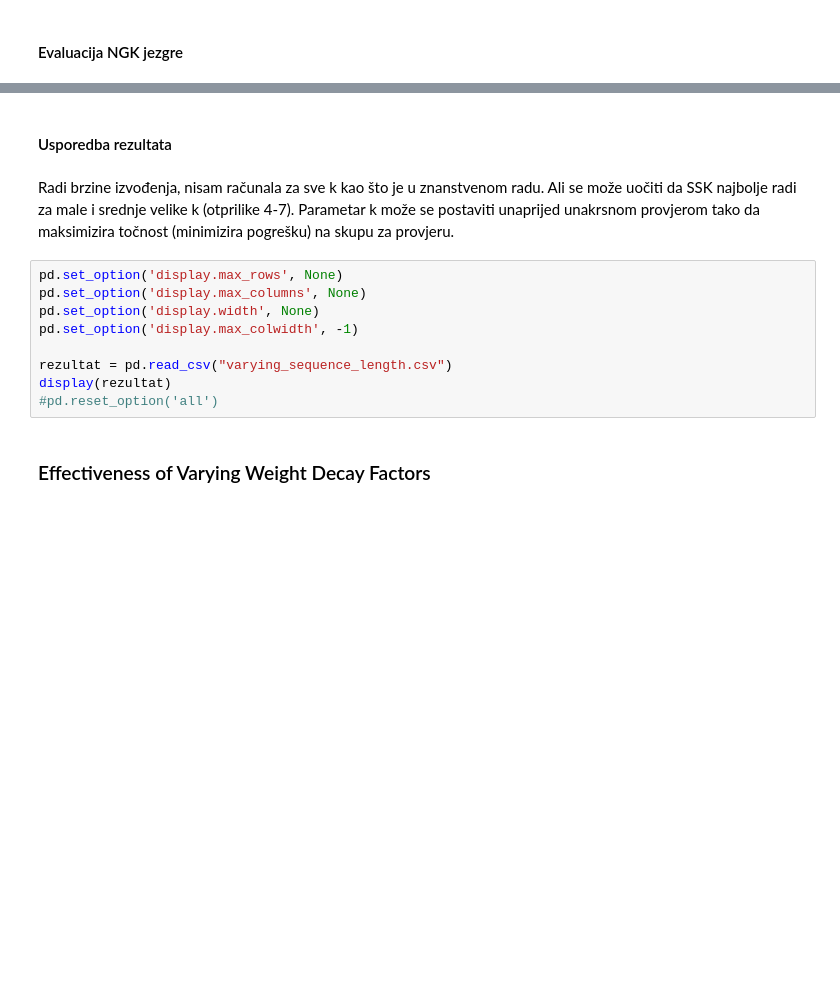
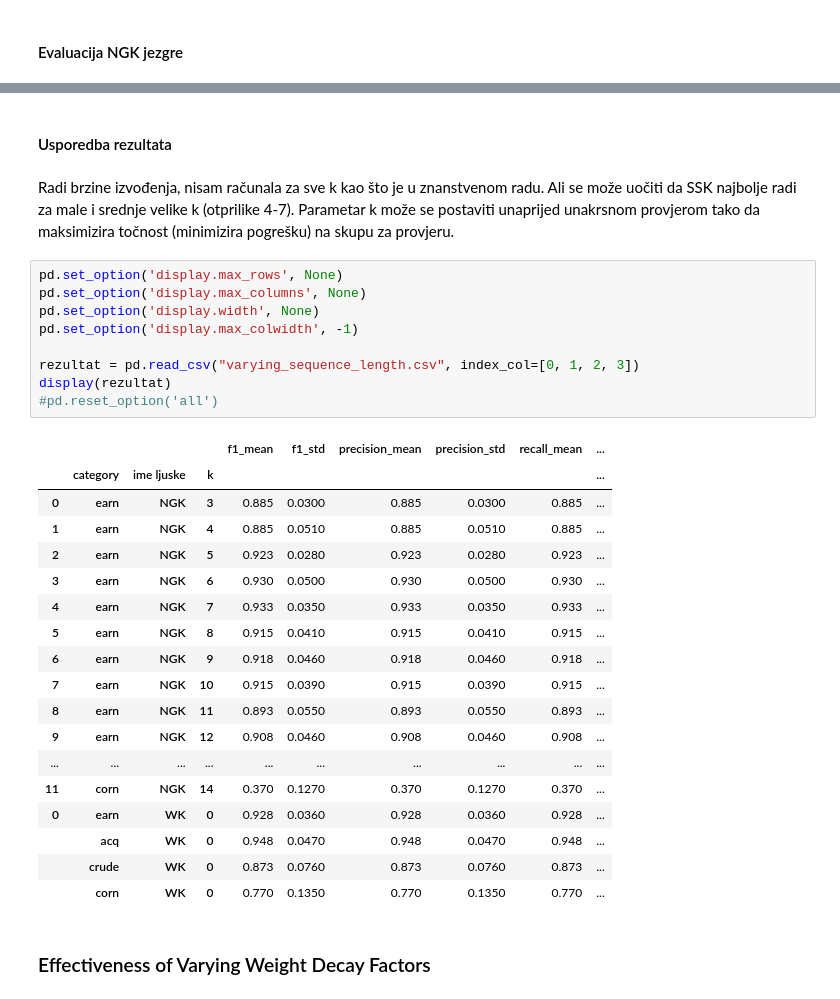
Before and after one commit to majajuric/UUZOP-Text-Classification-using-String-Kernels, a Jupyter notebook: Replikacija rezultata.ipynb, the cells around one changed output, grey strips where cells are left out. Drawn from its saved outputs; the diff is of its cells as text; blank space fills up the shorter version.

```diff
--- a/Replikacija rezultata.ipynb
+++ b/Replikacija rezultata.ipynb
@@ -487,16 +548,35 @@ earn 3
-# %% [markdown]
-#### Usporedba rezultata
-# %% [markdown]
-Radi brzine izvođenja, nisam računala za sve k kao što je u znanstvenom radu. Ali se može uočiti da SSK najbolje radi za male i srednje velike k (otprilike 4-7). Parametar k može se postaviti unaprijed unakrsnom provjerom tako da maksimizira točnost (minimizira pogrešku) na skupu za provjeru.
-# %%
-pd.set_option('display.max_rows', None)
-pd.set_option('display.max_columns', None)
-pd.set_option('display.width', None)
-pd.set_option('display.max_colwidth', -1)
-
-rezultat = pd.read_csv("varying_sequence_length.csv")
-display(rezultat)
-#pd.reset_option('all')
+# %% [markdown]
+#### Usporedba rezultata
+# %% [markdown]
+Radi brzine izvođenja, nisam računala za sve k kao što je u znanstvenom radu. Ali se može uočiti da SSK najbolje radi za male i srednje velike k (otprilike 4-7). Parametar k može se postaviti unaprijed unakrsnom provjerom tako da maksimizira točnost (minimizira pogrešku) na skupu za provjeru.
+# %%
+pd.set_option('display.max_rows', None)
+pd.set_option('display.max_columns', None)
+pd.set_option('display.width', None)
+pd.set_option('display.max_colwidth', -1)
+
+rezultat = pd.read_csv("varying_sequence_length.csv", index_col=[0, 1, 2, 3])
+display(rezultat)
+#pd.reset_option('all')
+# %% [output]
+|  |  |  |  | f1_mean | f1_std | precision_mean | precision_std | recall_mean | ... |
+|  | category | ime ljuske | k |  |  |  |  |  | ... |
+| 0 | earn | NGK | 3 | 0.885 | 0.0300 | 0.885 | 0.0300 | 0.885 | ... |
+| 1 | earn | NGK | 4 | 0.885 | 0.0510 | 0.885 | 0.0510 | 0.885 | ... |
+| 2 | earn | NGK | 5 | 0.923 | 0.0280 | 0.923 | 0.0280 | 0.923 | ... |
+| 3 | earn | NGK | 6 | 0.930 | 0.0500 | 0.930 | 0.0500 | 0.930 | ... |
+| 4 | earn | NGK | 7 | 0.933 | 0.0350 | 0.933 | 0.0350 | 0.933 | ... |
+| 5 | earn | NGK | 8 | 0.915 | 0.0410 | 0.915 | 0.0410 | 0.915 | ... |
+| 6 | earn | NGK | 9 | 0.918 | 0.0460 | 0.918 | 0.0460 | 0.918 | ... |
+| 7 | earn | NGK | 10 | 0.915 | 0.0390 | 0.915 | 0.0390 | 0.915 | ... |
+| 8 | earn | NGK | 11 | 0.893 | 0.0550 | 0.893 | 0.0550 | 0.893 | ... |
+| 9 | earn | NGK | 12 | 0.908 | 0.0460 | 0.908 | 0.0460 | 0.908 | ... |
+| ... | ... | ... | ... | ... | ... | ... | ... | ... | ... |
+| 11 | corn | NGK | 14 | 0.370 | 0.1270 | 0.370 | 0.1270 | 0.370 | ... |
+| 0 | earn | WK | 0 | 0.928 | 0.0360 | 0.928 | 0.0360 | 0.928 | ... |
+|  | acq | WK | 0 | 0.948 | 0.0470 | 0.948 | 0.0470 | 0.948 | ... |
+|  | crude | WK | 0 | 0.873 | 0.0760 | 0.873 | 0.0760 | 0.873 | ... |
+|  | corn | WK | 0 | 0.770 | 0.1350 | 0.770 | 0.1350 | 0.770 | ... |
 # %% [markdown]
 ### Effectiveness of Varying Weight Decay Factors
 # %% [markdown]
```
Also changed, not shown: parts of 33 cells of this notebook, 2 other files.
